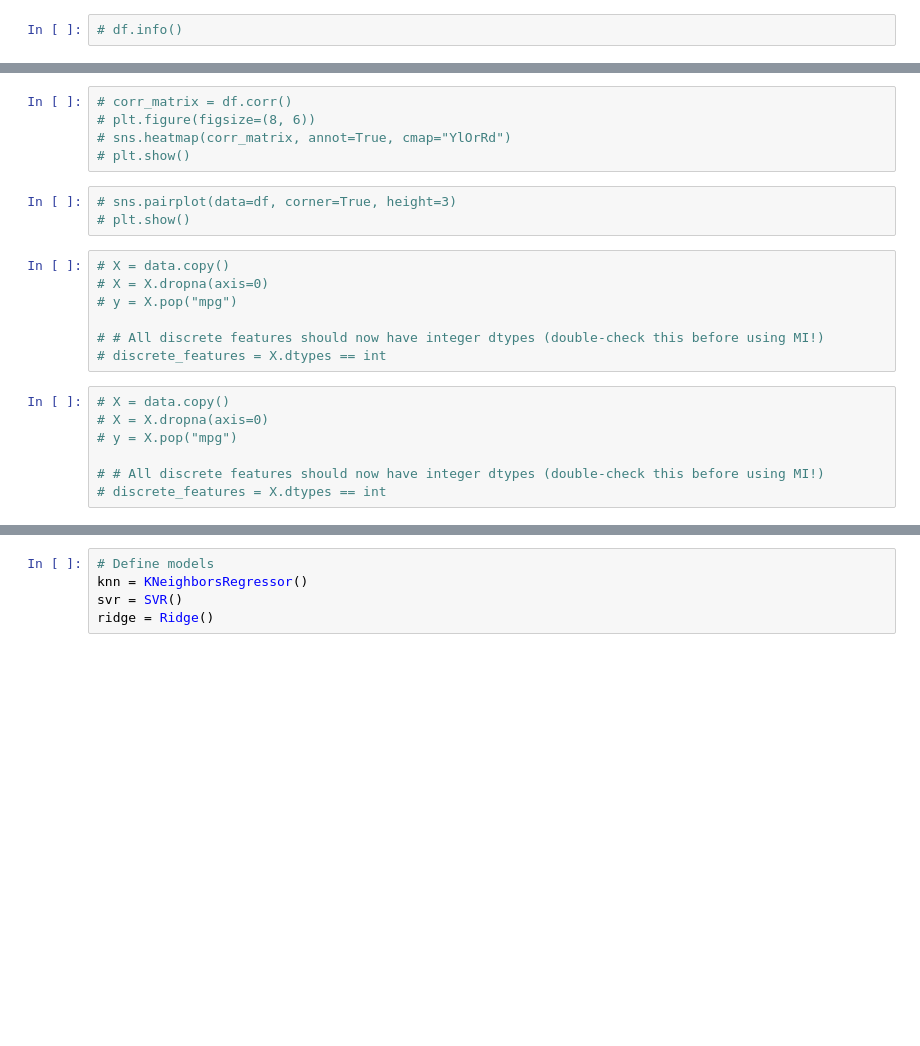
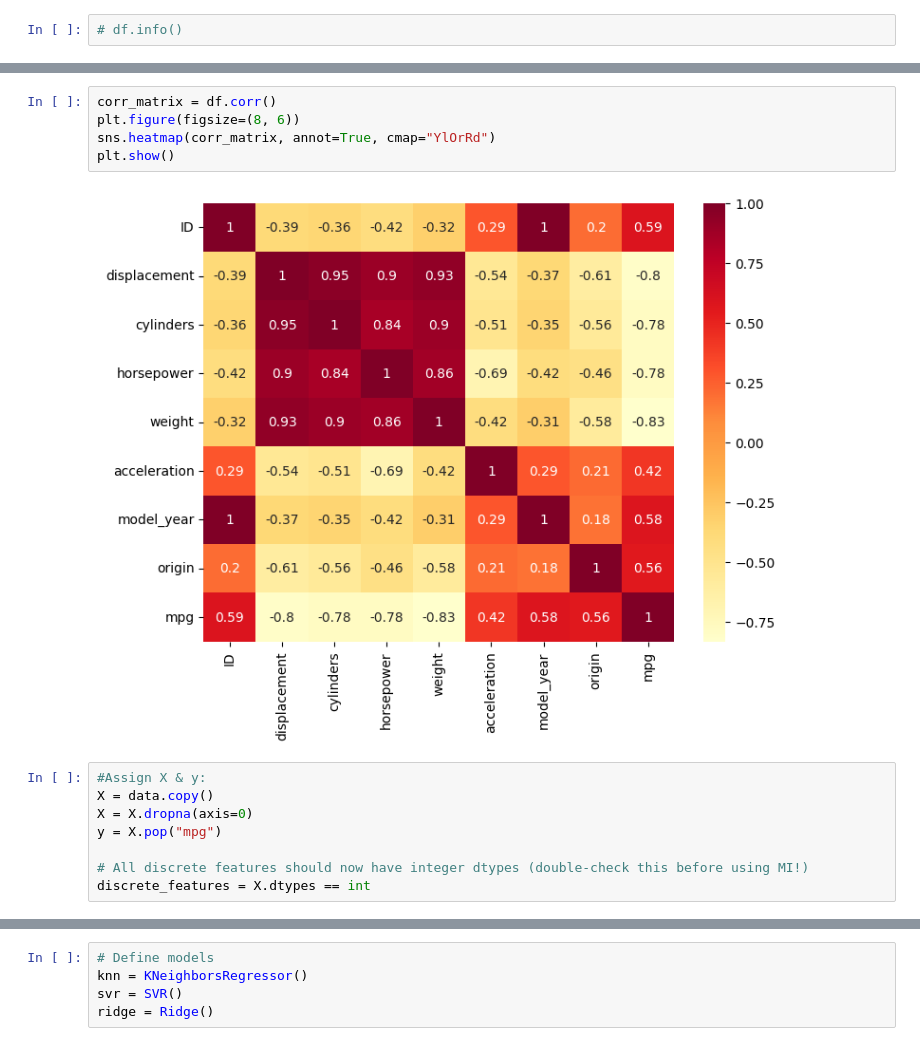
Before and after one commit to York-Solutions-B2E/auto_reg_group-Kavitha_Luke_Marcus-, a Jupyter notebook: Auto_Regression.ipynb, the cells around one changed output, grey strips where cells are left out. Drawn from its saved outputs; the diff is of its cells as text; blank space fills up the shorter version.

```diff
--- a/Auto_Regression.ipynb
+++ b/Auto_Regression.ipynb
@@ -58,23 +92,16 @@ target = df["mpg"]
 # %%
-# corr_matrix = df.corr()
-# plt.figure(figsize=(8, 6))
-# sns.heatmap(corr_matrix, annot=True, cmap="YlOrRd")
-# plt.show()
+corr_matrix = df.corr()
+plt.figure(figsize=(8, 6))
+sns.heatmap(corr_matrix, annot=True, cmap="YlOrRd")
+plt.show()
+# %% [output]
+[figure, added]
-# %%
-# sns.pairplot(data=df, corner=True, height=3)
-# plt.show()
 # %%
-# X = data.copy()
-# X = X.dropna(axis=0)
-# y = X.pop("mpg")
+#Assign X & y:
+X = data.copy()
+X = X.dropna(axis=0)
+y = X.pop("mpg")
 
-# # All discrete features should now have integer dtypes (double-check this before using MI!)
-# discrete_features = X.dtypes == int
+# All discrete features should now have integer dtypes (double-check this before using MI!)
+discrete_features = X.dtypes == int
-# %%
-# X = data.copy()
-# X = X.dropna(axis=0)
-# y = X.pop("mpg")
-
-# # All discrete features should now have integer dtypes (double-check this before using MI!)
-# discrete_features = X.dtypes == int
 # %%
```
Also changed, not shown: parts of 29 cells of this notebook, 1 other file.
